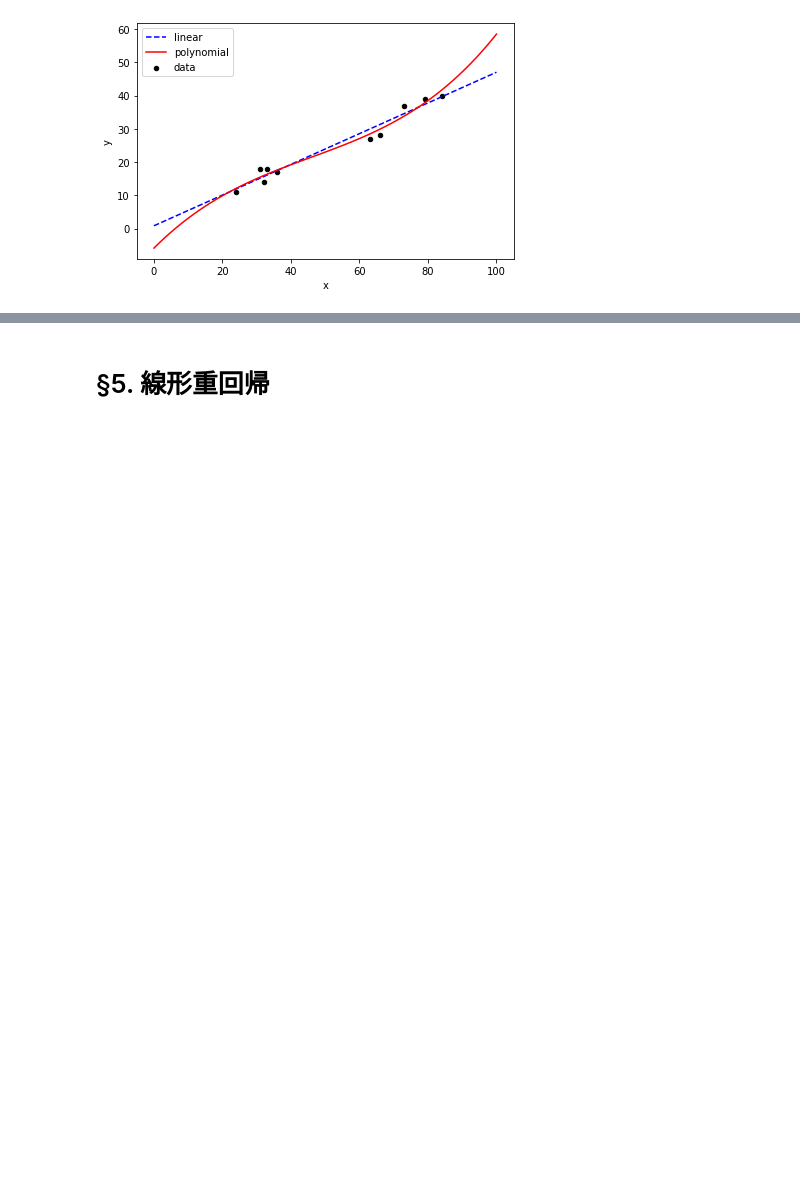
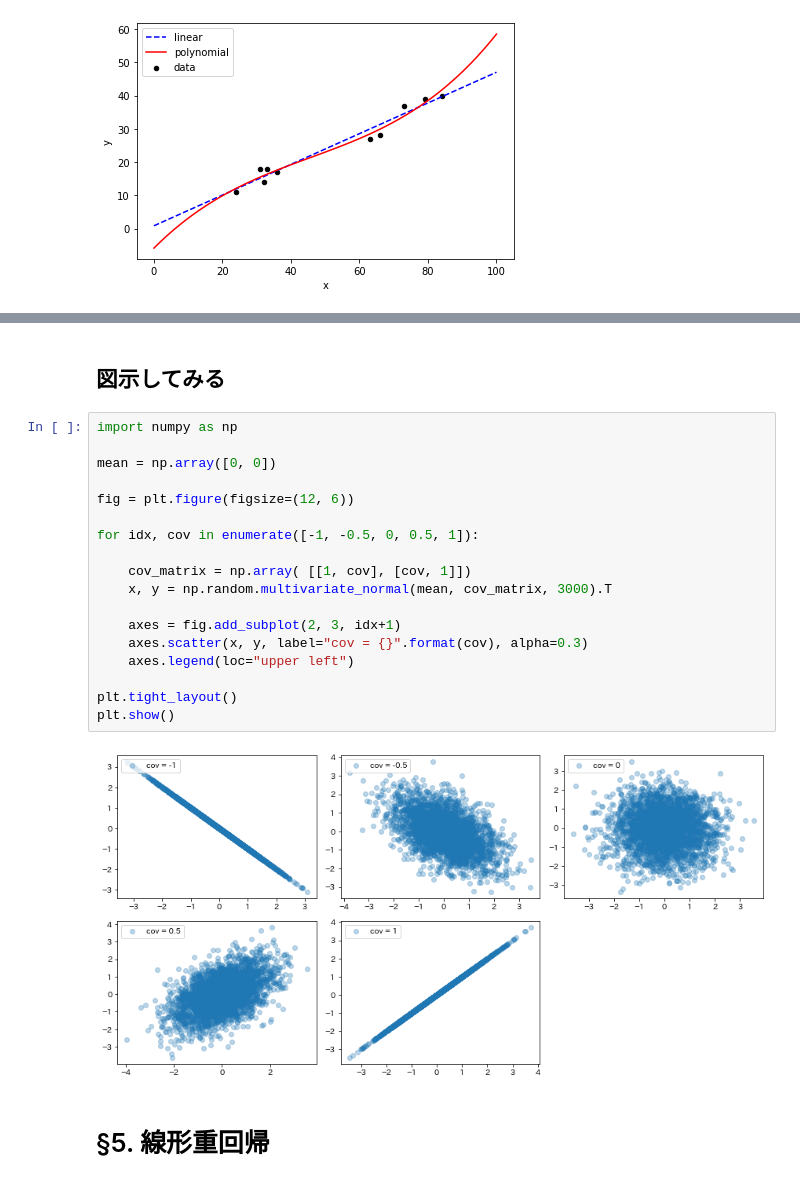
Before and after one commit to kabupen/stamp, a Jupyter notebook: books/mva/section1_regression.ipynb, the cells around one changed output, grey strips where cells are left out. Cells and saved outputs as stored; diff of their text form; blank space fills up the shorter version.

```diff
--- a/books/mva/section1_regression.ipynb
+++ b/books/mva/section1_regression.ipynb
@@ -182,3 +263,25 @@ plt.show()
+# %% [markdown]
+## 図示してみる
+# %%
+import numpy as np
+
+mean = np.array([0, 0])
+
+fig = plt.figure(figsize=(12, 6))
+
+for idx, cov in enumerate([-1, -0.5, 0, 0.5, 1]):
+
+    cov_matrix = np.array( [[1, cov], [cov, 1]])
+    x, y = np.random.multivariate_normal(mean, cov_matrix, 3000).T
+
+    axes = fig.add_subplot(2, 3, idx+1)
+    axes.scatter(x, y, label="cov = {}".format(cov), alpha=0.3)
+    axes.legend(loc="upper left")
+
+plt.tight_layout()
+plt.show()
+# %% [output]
+[figure, added]
 # %% [markdown]
 # §5. 線形重回帰
 # %% [markdown]
```
Also changed, not shown: parts of 16 cells of this notebook, 3 other files.
